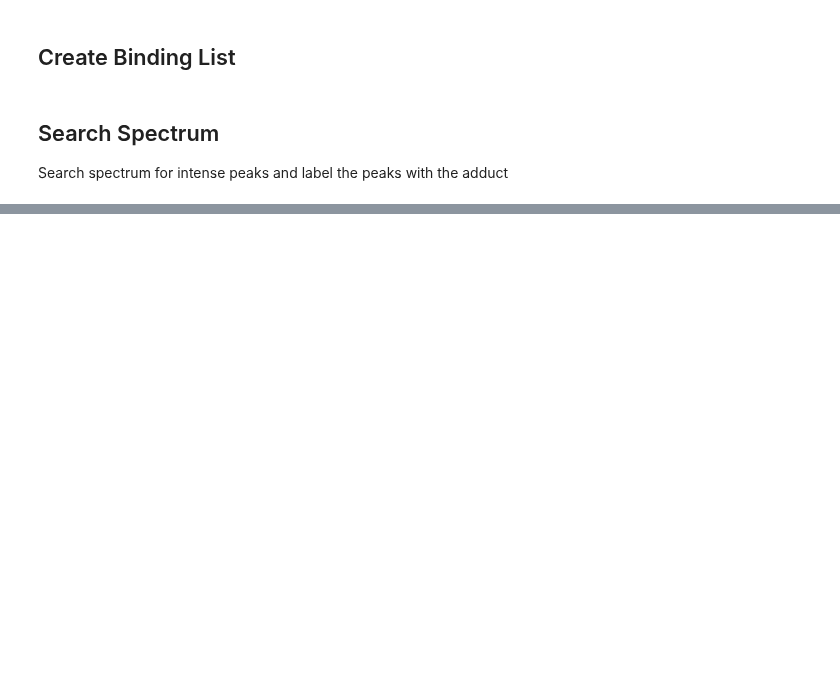
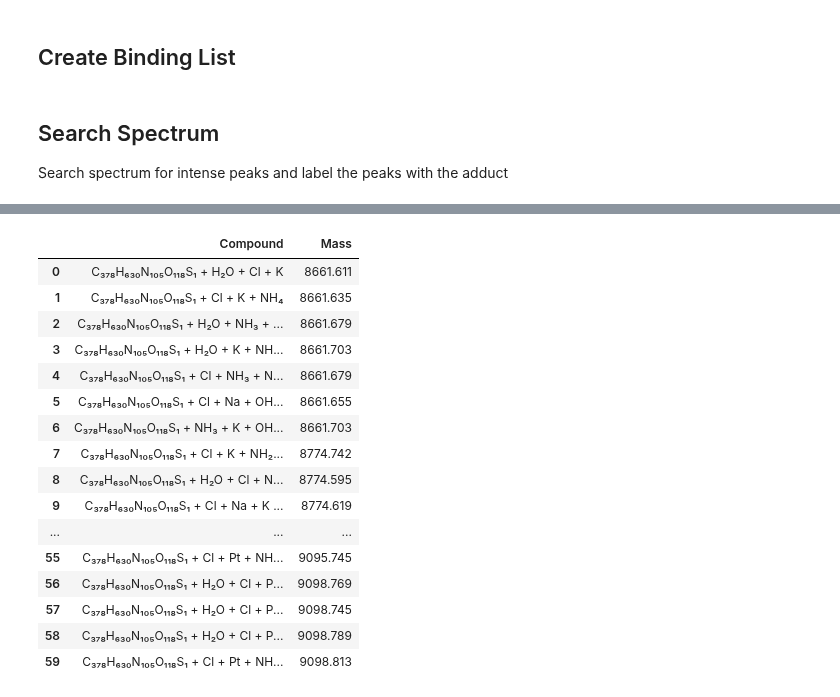
Before and after one commit to has-c/MLMSA, a Jupyter notebook: System 2 - Compound Search/Search.ipynb, the cells around one changed output, grey strips where cells are left out. Cells and saved outputs as stored; diff of their text form; code cells hidden in the pictures; blank space fills up the shorter version.

```diff
--- a/System 2 - Compound Search/Search.ipynb
+++ b/System 2 - Compound Search/Search.ipynb
@@ -111,0 +114,41 @@ np.sum(bound_df["m/z"] < upper_bound)
+# %%
+#filter using max value
+max_binding_mass = np.max(binding_df["Mass"]) #maximum possible mass from all theoretical binding sites
+
+peaks_filtered = peaks_found[peaks_found["m/z"] < max_binding_mass]
+peaks_filtered.to_csv("peaks_filter.csv")
+# %%
+binding_site_df = pd.DataFrame([])
+
+for idx in peaks_filtered.index:
+    mass = peaks_filtered.loc[idx, "m/z"]
+
+    lower_bound = np.round(mass - tolerance)
+    upper_bound = np.round(mass + tolerance)
+
+    search_mask = (binding_df["Mass"] > lower_bound) & (binding_df["Mass"] < upper_bound)
+    number_of_searches = np.sum(search_mask)
+
+
+    if number_of_searches > 0:
+        binding_site_df = binding_site_df.append(binding_df[search_mask], ignore_index=True)
+# %%
+binding_site_df
+# %% [output]
+|  | Compound | Mass |
+| 0 | C₃₇₈H₆₃₀N₁₀₅O₁₁₈S₁ + H₂O + Cl + K | 8661.611 |
+| 1 | C₃₇₈H₆₃₀N₁₀₅O₁₁₈S₁ + Cl + K + NH₄ | 8661.635 |
+| 2 | C₃₇₈H₆₃₀N₁₀₅O₁₁₈S₁ + H₂O + NH₃ + ... | 8661.679 |
+| 3 | C₃₇₈H₆₃₀N₁₀₅O₁₁₈S₁ + H₂O + K + NH... | 8661.703 |
+| 4 | C₃₇₈H₆₃₀N₁₀₅O₁₁₈S₁ + Cl + NH₃ + N... | 8661.679 |
+| 5 | C₃₇₈H₆₃₀N₁₀₅O₁₁₈S₁ + Cl + Na + OH... | 8661.655 |
+| 6 | C₃₇₈H₆₃₀N₁₀₅O₁₁₈S₁ + NH₃ + K + OH... | 8661.703 |
+| 7 | C₃₇₈H₆₃₀N₁₀₅O₁₁₈S₁ + Cl + K + NH₂... | 8774.742 |
+| 8 | C₃₇₈H₆₃₀N₁₀₅O₁₁₈S₁ + H₂O + Cl + N... | 8774.595 |
+| 9 | C₃₇₈H₆₃₀N₁₀₅O₁₁₈S₁ + Cl + Na + K ... | 8774.619 |
+| ... | ... | ... |
+| 55 | C₃₇₈H₆₃₀N₁₀₅O₁₁₈S₁ + Cl + Pt + NH... | 9095.745 |
+| 56 | C₃₇₈H₆₃₀N₁₀₅O₁₁₈S₁ + H₂O + Cl + P... | 9098.769 |
+| 57 | C₃₇₈H₆₃₀N₁₀₅O₁₁₈S₁ + H₂O + Cl + P... | 9098.745 |
+| 58 | C₃₇₈H₆₃₀N₁₀₅O₁₁₈S₁ + H₂O + Cl + P... | 9098.789 |
+| 59 | C₃₇₈H₆₃₀N₁₀₅O₁₁₈S₁ + Cl + Pt + NH... | 9098.813 |
```
Also changed, not shown: parts of 15 cells of this notebook, 2 other files.
